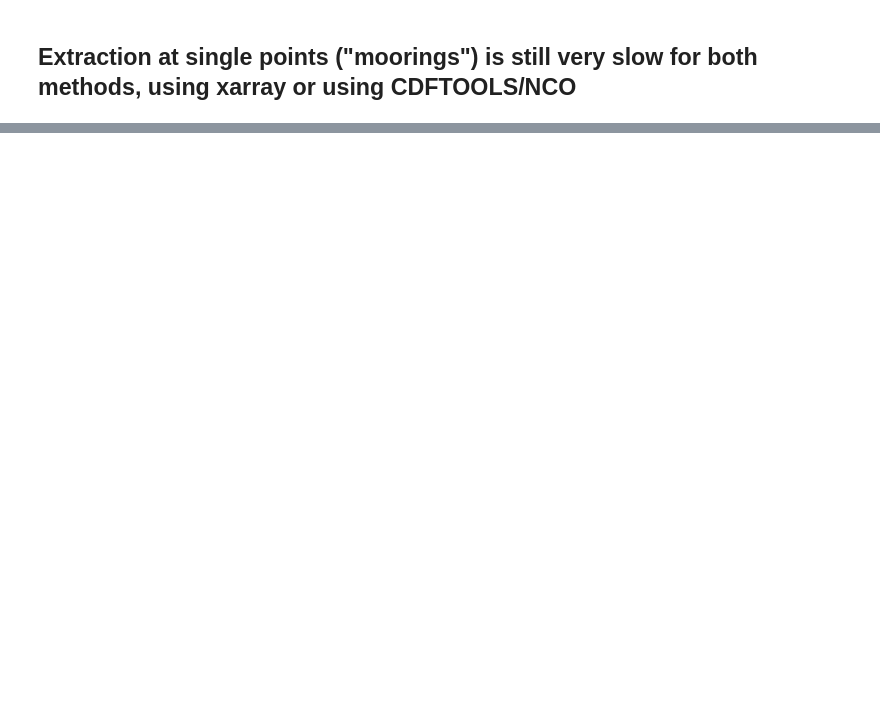
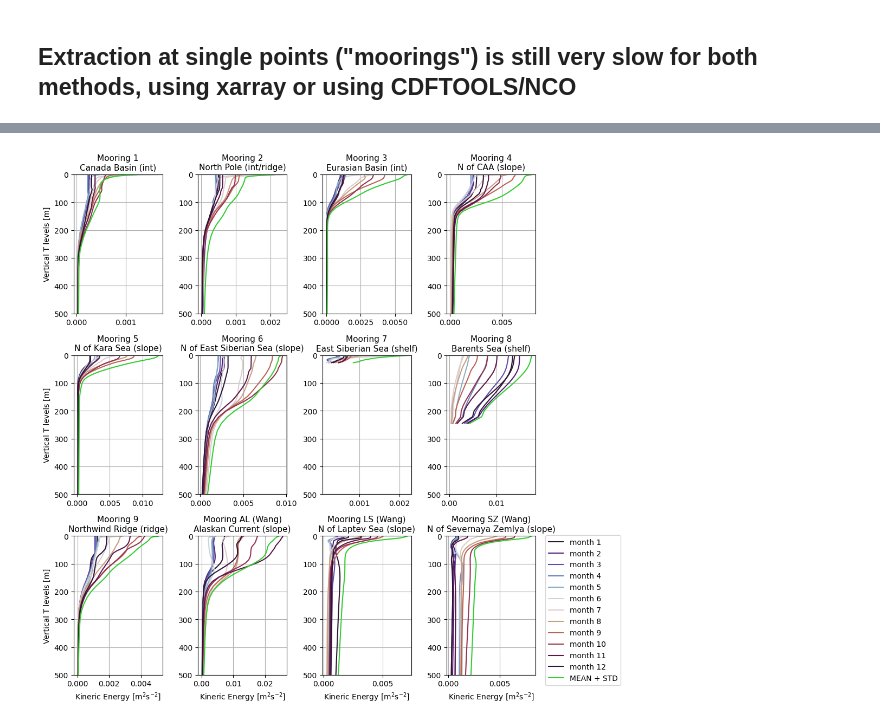
Before and after one commit to jk-rieck/future_arctic, a Jupyter notebook: mooringsREFvsFUT.ipynb, the cells around one changed output, grey strips where cells are left out. Cells and saved outputs as stored; diff of their text form; code cells hidden in the pictures; blank space fills up the shorter version.

```diff
--- a/mooringsREFvsFUT.ipynb
+++ b/mooringsREFvsFUT.ipynb
@@ -213,0 +34,14 @@ Text(0.5, 1.0, 'Mooring SZ (Wang et al. 2020), N of Severnaya Zemlya (slope)')
+# %%
+FUTpath = "/data0/project/drakkar/USERS/jrieck/CREG12.L75-FUT08-moorings"
+moor1_FUT = xr.open_mfdataset(sorted(glob(FUTpath + "/*moor" + moorn[0] + "_I" + str(moorx[0]) + "J" + str(moory[0]) + "*.nc")), compat="override", coords="minimal")
+moor2_FUT = xr.open_mfdataset(sorted(glob(FUTpath + "/*moor" + moorn[1] + "_I" + str(moorx[1]) + "J" + str(moory[1]) + "*.nc")), compat="override", coords="minimal")
+moor3_FUT = xr.open_mfdataset(sorted(glob(FUTpath + "/*moor" + moorn[2] + "_I" + str(moorx[2]) + "J" + str(moory[2]) + "*.nc")), compat="override", coords="minimal")
+moor4_FUT = xr.open_mfdataset(sorted(glob(FUTpath + "/*moor" + moorn[3] + "_I" + str(moorx[3]) + "J" + str(moory[3]) + "*.nc")), compat="override", coords="minimal")
+moor5_FUT = xr.open_mfdataset(sorted(glob(FUTpath + "/*moor" + moorn[4] + "_I" + str(moorx[4]) + "J" + str(moory[4]) + "*.nc")), compat="override", coords="minimal")
+moor6_FUT = xr.open_mfdataset(sorted(glob(FUTpath + "/*moor" + moorn[5] + "_I" + str(moorx[5]) + "J" + str(moory[5]) + "*.nc")), compat="override", coords="minimal")
+moor7_FUT = xr.open_mfdataset(sorted(glob(FUTpath + "/*moor" + moorn[6] + "_I" + str(moorx[6]) + "J" + str(moory[6]) + "*.nc")), compat="override", coords="minimal")
+moor8_FUT = xr.open_mfdataset(sorted(glob(FUTpath + "/*moor" + moorn[7] + "_I" + str(moorx[7]) + "J" + str(moory[7]) + "*.nc")), compat="override", coords="minimal")
+moor9_FUT = xr.open_mfdataset(sorted(glob(FUTpath + "/*moor" + moorn[8] + "_I" + str(moorx[8]) + "J" + str(moory[8]) + "*.nc")), compat="override", coords="minimal")
+moorWAL_FUT = xr.open_mfdataset(sorted(glob(FUTpath + "/*moor" + moorn[9] + "_I" + str(moorx[9]) + "J" + str(moory[9]) + "*.nc")), compat="override", coords="minimal")
+moorWLS_FUT = xr.open_mfdataset(sorted(glob(FUTpath + "/*moor" + moorn[10] + "_I" + str(moorx[10]) + "J" + str(moory[10]) + "*.nc")), compat="override", coords="minimal")
+moorWSZ_FUT = xr.open_mfdataset(sorted(glob(FUTpath + "/*moor" + moorn[11] + "_I" + str(moorx[11]) + "J" + str(moory[11]) + "*.nc")), compat="override", coords="minimal")
@@ -213,0 +133,85 @@ Text(0.5, 1.0, 'Mooring SZ (Wang et al. 2020), N of Severnaya Zemlya (slope)')
+# %%
+n = 12
+REF_colors = plt.cm.twilight_shifted(np.linspace(0, 1, n))
+max_depth = 40
+
+fig, ax = plt.subplots(3, 4, figsize=(11, 12))
+
+for m in range(0, 12):
+    moor1_FUT.voke.groupby("time_counter.month").mean("time_counter").isel(deptht=slice(0, max_depth), month=m).plot(
+        y="deptht", yincrease=False, color=REF_colors[m], label="month " + str(m+1), ax=ax[0, 0])
+    moor2_FUT.voke.groupby("time_counter.month").mean("time_counter").isel(deptht=slice(0, max_depth), month=m).plot(
+        y="deptht", yincrease=False, color=REF_colors[m], label="month " + str(m+1), ax=ax[0, 1])
+    moor3_FUT.voke.groupby("time_counter.month").mean("time_counter").isel(deptht=slice(0, max_depth), month=m).plot(
+        y="deptht", yincrease=False, color=REF_colors[m], label="month " + str(m+1), ax=ax[0, 2])
+    moor4_FUT.voke.groupby("time_counter.month").mean("time_counter").isel(deptht=slice(0, max_depth), month=m).plot(
+        y="deptht", yincrease=False, color=REF_colors[m], label="month " + str(m+1), ax=ax[0, 3])
+    moor5_FUT.voke.groupby("time_counter.month").mean("time_counter").isel(deptht=slice(0, max_depth), month=m).plot(
+        y="deptht", yincrease=False, color=REF_colors[m], label="month " + str(m+1), ax=ax[1, 0])
+    moor6_FUT.voke.groupby("time_counter.month").mean("time_counter").isel(deptht=slice(0, max_depth), month=m).plot(
+        y="deptht", yincrease=False, color=REF_colors[m], label="month " + str(m+1), ax=ax[1, 1])
+    moor7_FUT.voke.groupby("time_counter.month").mean("time_counter").isel(deptht=slice(0, max_depth), month=m).plot(
+        y="deptht", yincrease=False, color=REF_colors[m], label="month " + str(m+1), ax=ax[1, 2])
+    moor8_FUT.voke.groupby("time_counter.month").mean("time_counter").isel(deptht=slice(0, max_depth), month=m).plot(
+        y="deptht", yincrease=False, color=REF_colors[m], label="month " + str(m+1), ax=ax[1, 3])
+    moor9_FUT.voke.groupby("time_counter.month").mean("time_counter").isel(deptht=slice(0, max_depth), month=m).plot(
+        y="deptht", yincrease=False, color=REF_colors[m], label="month " + str(m+1), ax=ax[2, 0])
+    moorWAL_FUT.voke.groupby("time_counter.month").mean("time_counter").isel(deptht=slice(0, max_depth), month=m).plot(
+        y="deptht", yincrease=False, color=REF_colors[m], label="month " + str(m+1), ax=ax[2, 1])
+    moorWLS_FUT.voke.groupby("time_counter.month").mean("time_counter").isel(deptht=slice(0, max_depth), month=m).plot(
+        y="deptht", yincrease=False, color=REF_colors[m], label="month " + str(m+1), ax=ax[2, 2])
+    moorWSZ_FUT.voke.groupby("time_counter.month").mean("time_counter").isel(deptht=slice(0, max_depth), month=m).plot(
+        y="deptht", yincrease=False, color=REF_colors[m], label="month " + str(m+1), ax=ax[2, 3])
+(moor1_FUT.voke.mean("time_counter") + moor1_REF.voke.std("time_counter")).isel(deptht=slice(0, max_depth)).plot(y="deptht", yincrease=False,
+                                                                                                               label="MEAN + STD", color="limegreen", ax=ax[0, 0])
+(moor2_FUT.voke.mean("time_counter") + moor2_FUT.voke.std("time_counter")).isel(deptht=slice(0, max_depth)).plot(y="deptht", yincrease=False,
+                                                                                                               label="MEAN + STD", color="limegreen", ax=ax[0, 1])
+(moor3_FUT.voke.mean("time_counter") + moor3_FUT.voke.std("time_counter")).isel(deptht=slice(0, max_depth)).plot(y="deptht", yincrease=False,
+                                                                                                               label="MEAN + STD", color="limegreen", ax=ax[0, 2])
+(moor4_FUT.voke.mean("time_counter") + moor4_FUT.voke.std("time_counter")).isel(deptht=slice(0, max_depth)).plot(y="deptht", yincrease=False,
+                                                                                                               label="MEAN + STD", color="limegreen", ax=ax[0, 3])
+(moor5_FUT.voke.mean("time_counter") + moor5_FUT.voke.std("time_counter")).isel(deptht=slice(0, max_depth)).plot(y="deptht", yincrease=False,
+                                                                                                               label="MEAN + STD", color="limegreen", ax=ax[1, 0])
+(moor6_FUT.voke.mean("time_counter") + moor6_FUT.voke.std("time_counter")).isel(deptht=slice(0, max_depth)).plot(y="deptht", yincrease=False,
+                                                                                                               label="MEAN + STD", color="limegreen", ax=ax[1, 1])
+(moor7_FUT.voke.mean("time_counter") + moor7_FUT.voke.std("time_counter")).isel(deptht=slice(0, max_depth)).plot(y="deptht", yincrease=False,
+                                                                                                               label="MEAN + STD", color="limegreen", ax=ax[1, 2])
+(moor8_FUT.voke.mean("time_counter") + moor8_FUT.voke.std("time_counter")).isel(deptht=slice(0, max_depth)).plot(y="deptht", yincrease=False,
+                                                                                                               label="MEAN + STD", color="limegreen", ax=ax[1, 3])
+(moor9_FUT.voke.mean("time_counter") + moor9_FUT.voke.std("time_counter")).isel(deptht=slice(0, max_depth)).plot(y="deptht", yincrease=False,
+                                                                                                               label="MEAN + STD", color="limegreen", ax=ax[2, 0])
+(moorWAL_FUT.voke.mean("time_counter") + moorWAL_FUT.voke.std("time_counter")).isel(deptht=slice(0, max_depth)).plot(y="deptht", yincrease=False,
+                                                                                                               label="MEAN + STD", color="limegreen", ax=ax[2, 1])
+(moorWLS_FUT.voke.mean("time_counter") + moorWLS_FUT.voke.std("time_counter")).isel(deptht=slice(0, max_depth)).plot(y="deptht", yincrease=False,
+                                                                                                               label="MEAN + STD", color="limegreen", ax=ax[2, 2])
+(moorWSZ_FUT.voke.mean("time_counter") + moorWSZ_FUT.voke.std("time_counter")).isel(deptht=slice(0, max_depth)).plot(y="deptht", yincrease=False,
+                                                                                                               label="MEAN + STD", color="limegreen", ax=ax[2, 3])
+ax[0, 0].set_title("Mooring 1\nCanada Basin (int)", fontsize=11)
+ax[0, 1].set_title("Mooring 2\nNorth Pole (int/ridge)", fontsize=11)
+ax[0, 2].set_title("Mooring 3\nEurasian Basin (int)", fontsize=11)
+ax[0, 3].set_title("Mooring 4\nN of CAA (slope)", fontsize=11)
+ax[1, 0].set_title("Mooring 5\nN of Kara Sea (slope)", fontsize=11)
+ax[1, 1].set_title("Mooring 6\nN of East Siberian Sea (slope)", fontsize=11)
+ax[1, 2].set_title("Mooring 7\nEast Siberian Sea (shelf)", fontsize=11)
+ax[1, 3].set_title("Mooring 8\nBarents Sea (shelf)", fontsize=11)
+ax[2, 0].set_title("Mooring 9\nNorthwind Ridge (ridge)", fontsize=11)
+ax[2, 1].set_title("Mooring AL (Wang)\nAlaskan Current (slope)", fontsize=11)
+ax[2, 2].set_title("Mooring LS (Wang)\nN of Laptev Sea (slope)", fontsize=11)
+ax[2, 3].set_title("Mooring SZ (Wang)\nN of Severnaya Zemlya (slope)", fontsize=11)
+
+for a in ax[0:2, :].flatten():
+    a.set_xlabel("")
+for a in ax[2, :].flatten():
+    a.set_xlabel("Kineric Energy [m$^2$s$^{-2}$]")
+for a in ax[:, 1:4].flatten():
+    a.set_ylabel("")
+for a in ax[:, :].flatten():
+    a.grid()
+    a.set_ylim(500, 0)
+
+plt.legend(loc=4, bbox_to_anchor=(2., -0.1))
+plt.subplots_adjust(hspace=0.3, wspace=0.4)
+
+plt.savefig("../figures/CREG12.L75_KE_FUT08_2051-2070_moorings_monthly_climatology.png", dpi=300)
+# %% [output]
+[figure, added]
```
Also changed, not shown: parts of 17 cells of this notebook, 2 other files.
